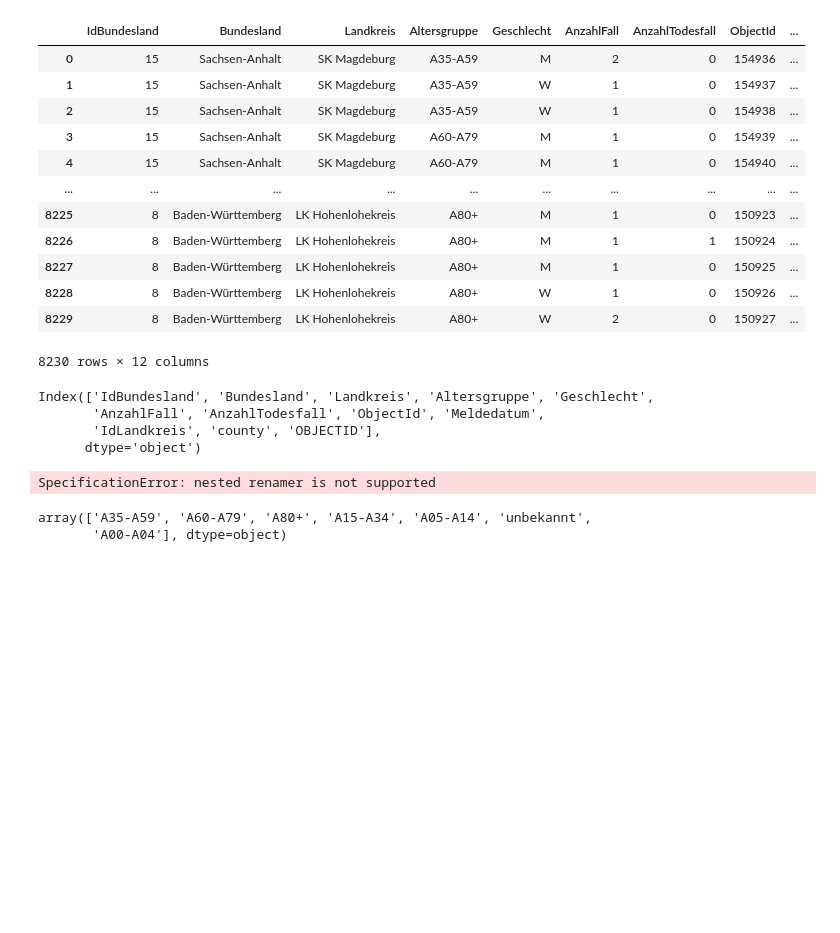
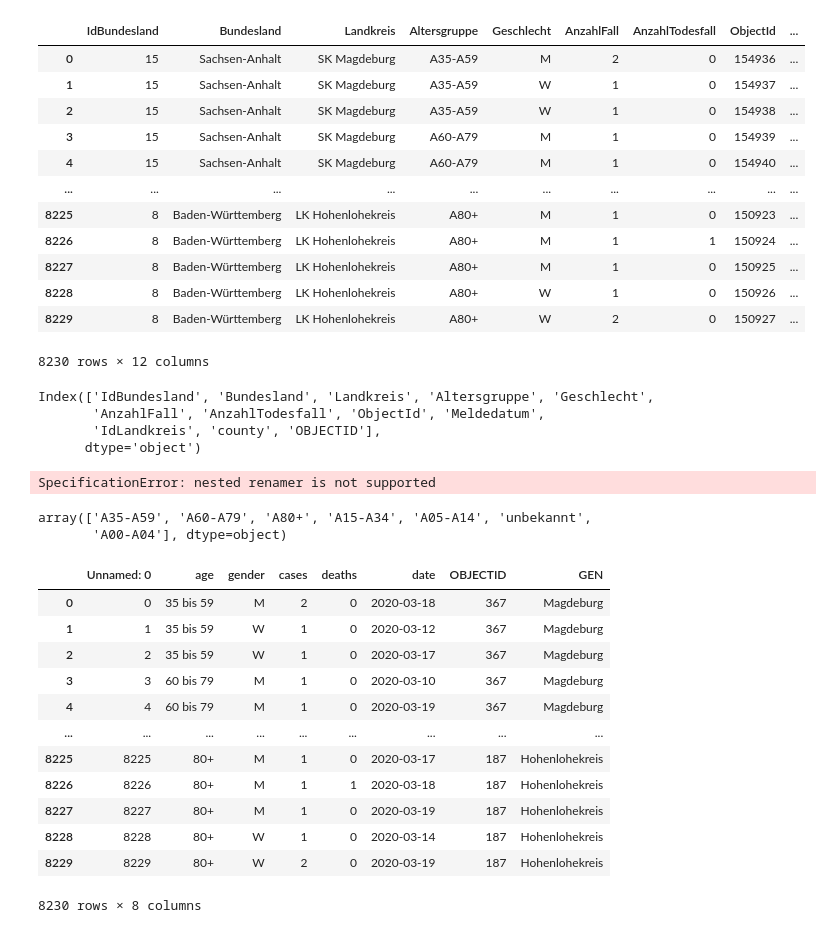
Before and after one commit to CRitter93/covidash, a Jupyter notebook: covidash/data/Untitled.ipynb, the cells around one changed output. Cells and saved outputs as stored; diff of their text form; code cells hidden in the pictures; blank space fills up the shorter version.

```diff
--- a/covidash/data/Untitled.ipynb
+++ b/covidash/data/Untitled.ipynb
@@ -41,3 +41,20 @@ covid_19_df.Altersgruppe.unique()
 # %% [output]
 array(['A35-A59', 'A60-A79', 'A80+', 'A15-A34', 'A05-A14', 'unbekannt',
        'A00-A04'], dtype=object)
+# %%
+covid_19 = pd.read_csv('../../data/processed/rki_covid_19.csv')
+covid_19
+# %% [output]
+|  | Unnamed: 0 | age | gender | cases | deaths | date | OBJECTID | GEN |
+| 0 | 0 | 35 bis 59 | M | 2 | 0 | 2020-03-18 | 367 | Magdeburg |
+| 1 | 1 | 35 bis 59 | W | 1 | 0 | 2020-03-12 | 367 | Magdeburg |
+| 2 | 2 | 35 bis 59 | W | 1 | 0 | 2020-03-17 | 367 | Magdeburg |
+| 3 | 3 | 60 bis 79 | M | 1 | 0 | 2020-03-10 | 367 | Magdeburg |
+| 4 | 4 | 60 bis 79 | M | 1 | 0 | 2020-03-19 | 367 | Magdeburg |
+| ... | ... | ... | ... | ... | ... | ... | ... | ... |
+| 8225 | 8225 | 80+ | M | 1 | 0 | 2020-03-17 | 187 | Hohenlohekreis |
+| 8226 | 8226 | 80+ | M | 1 | 1 | 2020-03-18 | 187 | Hohenlohekreis |
+| 8227 | 8227 | 80+ | M | 1 | 0 | 2020-03-19 | 187 | Hohenlohekreis |
+| 8228 | 8228 | 80+ | W | 1 | 0 | 2020-03-14 | 187 | Hohenlohekreis |
+| 8229 | 8229 | 80+ | W | 2 | 0 | 2020-03-19 | 187 | Hohenlohekreis |
+8230 rows × 8 columns
```
Also changed, not shown: parts of 11 cells of this notebook, 2 other files.
